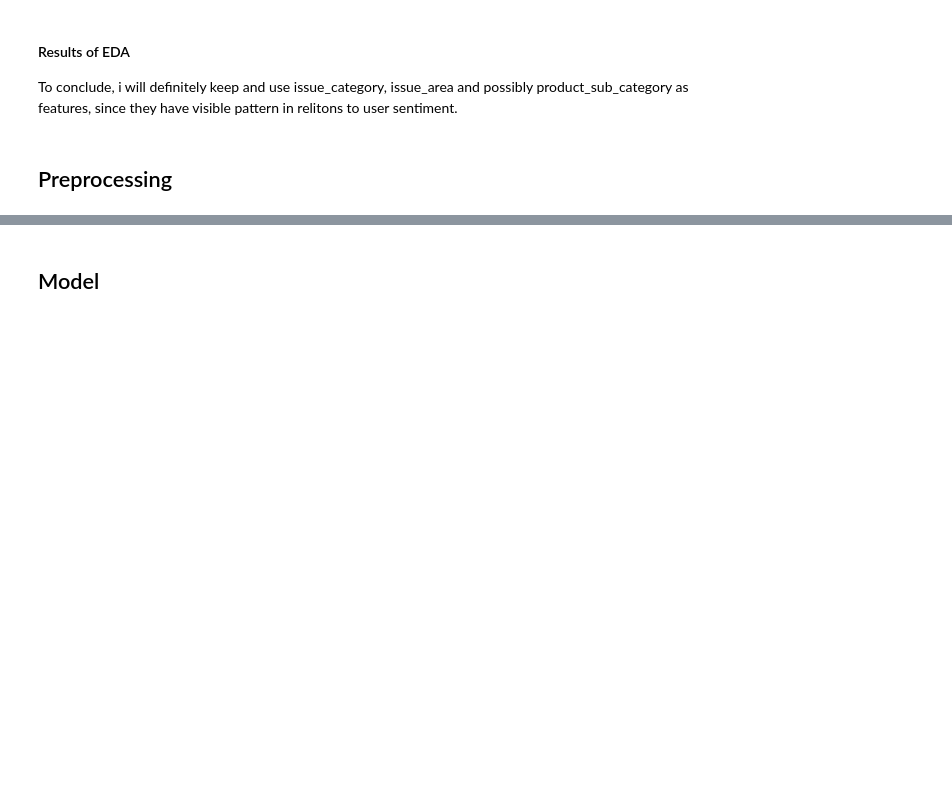
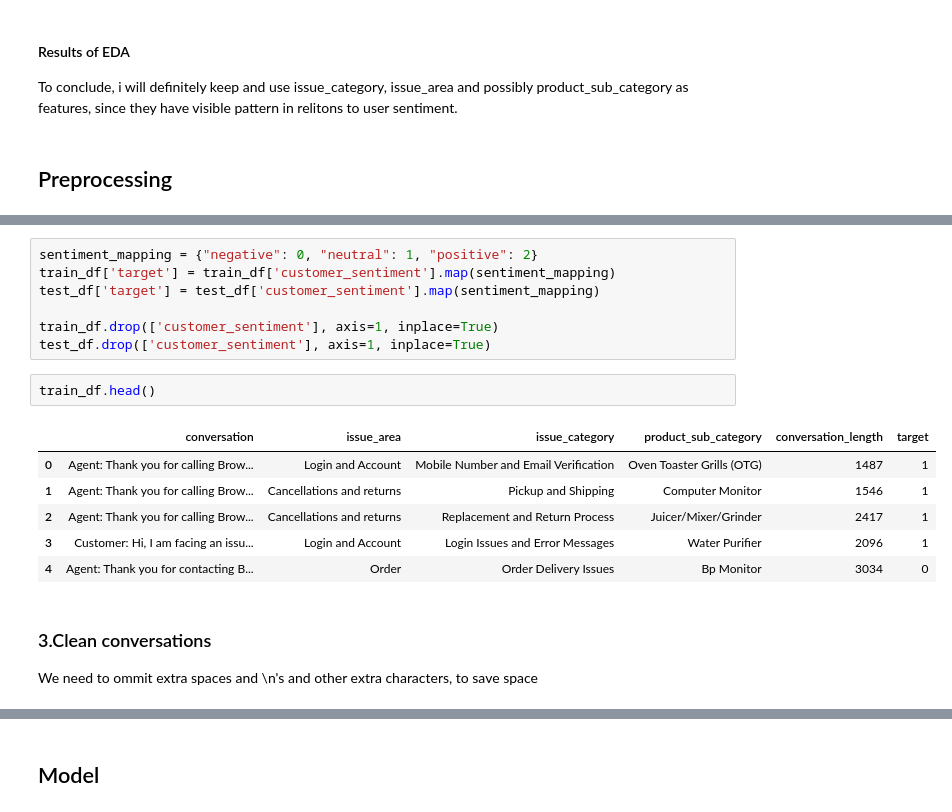
Before and after one commit to Ksksksksksksksks/di725_assignment1, a Jupyter notebook: sentiment-transformer.ipynb, the cells around one changed output, grey strips where cells are left out. Drawn from its saved outputs; the diff is of its cells as text; blank space fills up the shorter version.

```diff
--- a/sentiment-transformer.ipynb
+++ b/sentiment-transformer.ipynb
@@ -680,0 +719,20 @@ To conclude, i will definitely keep and use issue_category, issue_area and possi
+# %%
+sentiment_mapping = {"negative": 0, "neutral": 1, "positive": 2}
+train_df['target'] = train_df['customer_sentiment'].map(sentiment_mapping)
+test_df['target'] = test_df['customer_sentiment'].map(sentiment_mapping)
+
+train_df.drop(['customer_sentiment'], axis=1, inplace=True)
+test_df.drop(['customer_sentiment'], axis=1, inplace=True)
+# %%
+train_df.head()
+# %% [output]
+|  | conversation | issue_area | issue_category | product_sub_category | conversation_length | target |
+| 0 | Agent: Thank you for calling Brow... | Login and Account | Mobile Number and Email Verification | Oven Toaster Grills (OTG) | 1487 | 1 |
+| 1 | Agent: Thank you for calling Brow... | Cancellations and returns | Pickup and Shipping | Computer Monitor | 1546 | 1 |
+| 2 | Agent: Thank you for calling Brow... | Cancellations and returns | Replacement and Return Process | Juicer/Mixer/Grinder | 2417 | 1 |
+| 3 | Customer: Hi, I am facing an issu... | Login and Account | Login Issues and Error Messages | Water Purifier | 2096 | 1 |
+| 4 | Agent: Thank you for contacting B... | Order | Order Delivery Issues | Bp Monitor | 3034 | 0 |
+# %% [markdown]
+### 3.Clean conversations
+
+We need to ommit extra spaces and \n's and other extra characters, to save space
```
Also changed, not shown: parts of 14 cells of this notebook.
